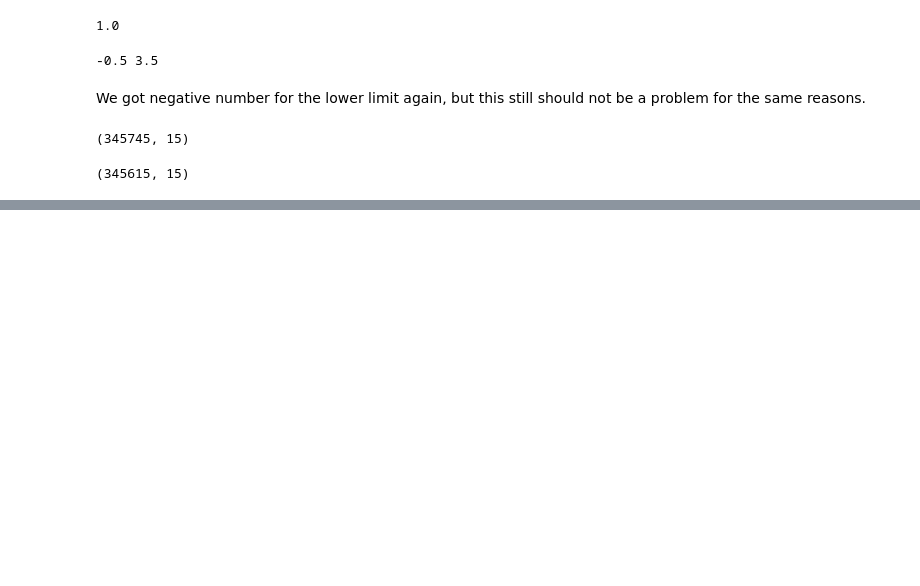
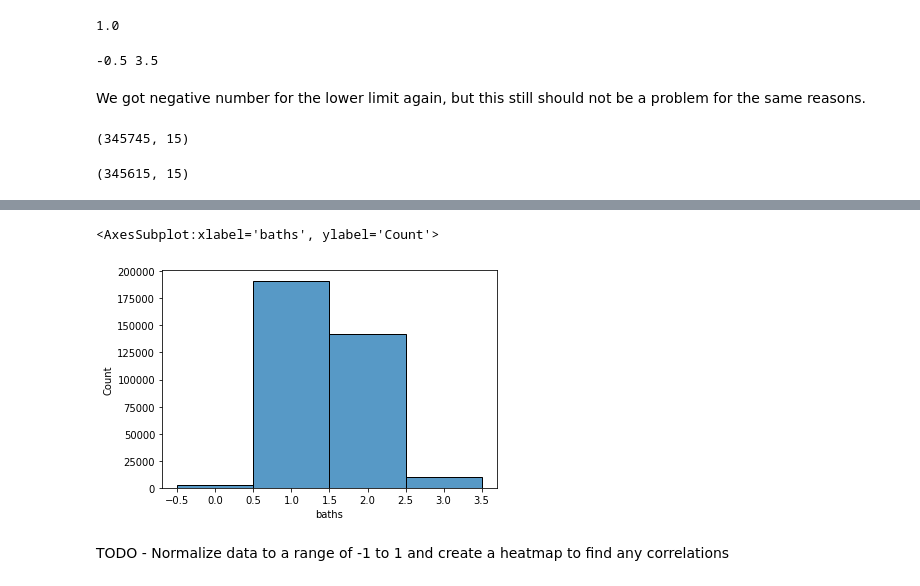
Before and after one commit to moferg/usa-housing-analysis, a Jupyter notebook: usa_housing_analysis.ipynb, the cells around one changed output, grey strips where cells are left out. Drawn from its saved outputs; the diff is of its cells as text; code cells hidden in the pictures; blank space fills up the shorter version.

```diff
--- a/usa_housing_analysis.ipynb
+++ b/usa_housing_analysis.ipynb
@@ -363,0 +377,7 @@ df_no_outliers.describe()
+# %%
+sns.histplot(df_no_outliers.baths, discrete=True)
+# %% [output]
+<AxesSubplot:xlabel='baths', ylabel='Count'>
+[figure, added]
+# %% [markdown]
+TODO - Normalize data to a range of -1 to 1 and create a heatmap to find any correlations
```
Also changed, not shown: parts of 5 cells of this notebook.
